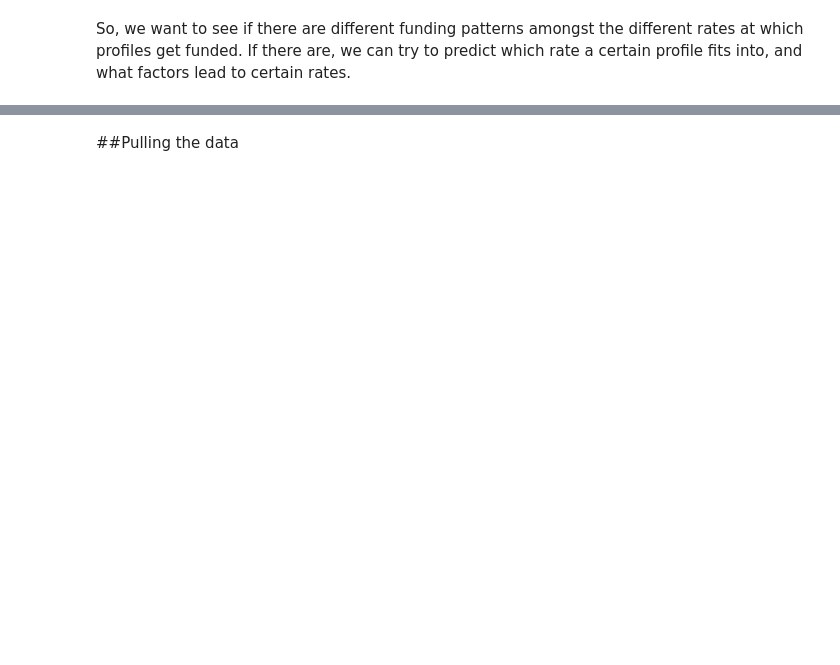
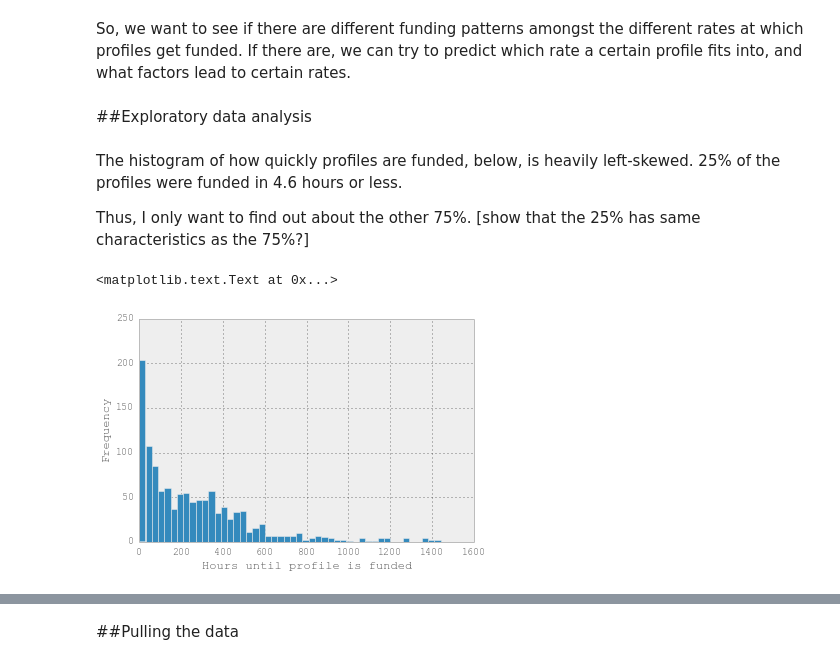
Before and after one commit to aok1425/modeling_funding_curves, a Jupyter notebook: Segmenting profiles by funding rate.ipynb, the cells around one changed output, grey strips where cells are left out. Saved outputs shown, nothing was run; the diff lists cells and outputs as text; code cells hidden in the pictures; blank space fills up the shorter version.

```diff
--- a/Segmenting profiles by funding rate.ipynb
+++ b/Segmenting profiles by funding rate.ipynb
@@ -12,11 +12,15 @@ So, we want to see if there are different funding patterns amongst the different
 %matplotlib inline
 import psycopg2
 import pandas as pd
+import numpy as np
 import matplotlib.pyplot as plt
 import getpass
-from numpy import log
+from numpy import log1p
+import random
 
 pd.options.display.mpl_style = 'default'
 
-conn = psycopg2.connect(dbname="watsi", host="localhost", user="aok1425", password=getpass.getpass())
+conn = psycopg2.connect(dbname="funding_data", host="localhost", user="aok1425", password=getpass.getpass())
 cur = conn.cursor()
+# %% [markdown]
+##Exploratory data analysis
@@ -22,0 +34,21 @@ cur = conn.cursor()
+# %%
+# Distribution of hours to fund each profile
+query = """
+    select patient, hrs_to_completion, hrs_to_completion - first_donation as "completion_after_first_donation"
+    from (select p.id as patient, max(c.created_at - p.created_at) as "hrs_to_completion", min(c.created_at - p.created_at) as "first_donation", count(c.created_at) as "num"
+    from contributions as c join profiles as p
+    on (c.contributable_id = p.id)
+    group by patient) table1;"""
+
+fig = pull_SQL_into_Pandas(query)
+# %% [markdown]
+The histogram of how quickly profiles are funded, below, is heavily left-skewed. 25% of the profiles were funded in 4.6 hours or less.
+
+Thus, I only want to find out about the other 75%. [show that the 25% has same characteristics as the 75%?]
+# %%
+ax = fig.hrs_to_completion.apply(lambda x: x / np.timedelta64(1,'h')).hist(bins=50, range=[0,1500])
+ax.set_xlabel('Hours until profile is funded')
+ax.set_ylabel('Frequency')
+# %% [output]
+<matplotlib.text.Text at 0x...>
+[figure, added]
```
Also changed, not shown: parts of 24 cells of this notebook, 7 other files.
